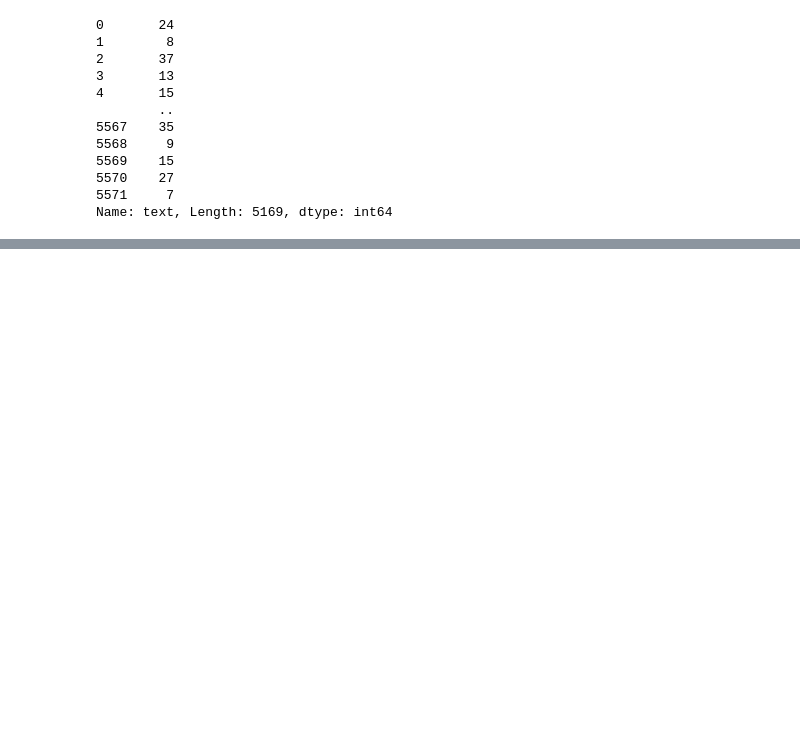
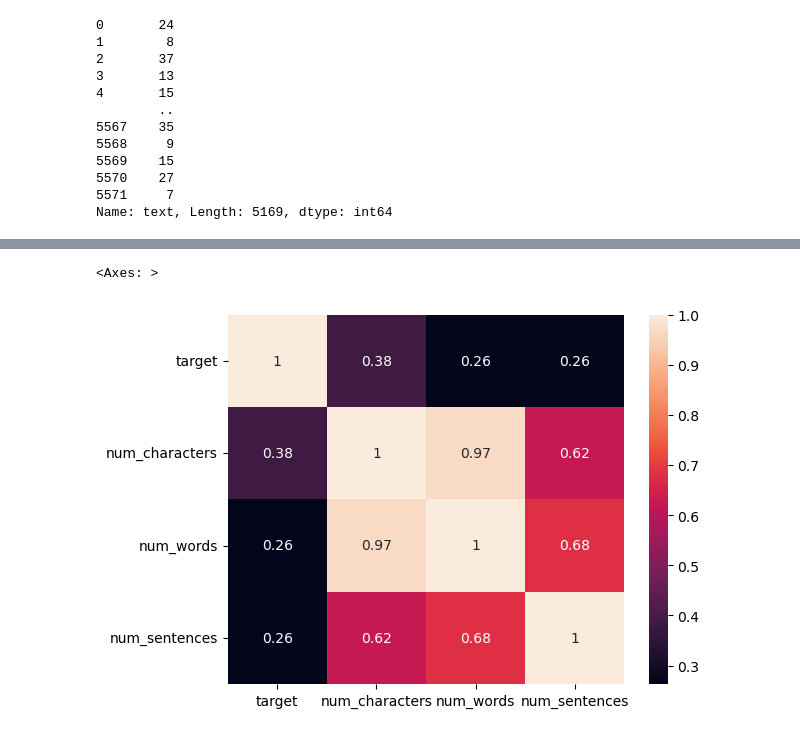
Before and after one commit to Niraj7272/DataScience, a Jupyter notebook: Practice/NLP/Spam_Classification(NLP + ML)/SpamClassification.ipynb, the cells around one changed output, grey strips where cells are left out. Saved outputs shown, nothing was run; the diff lists cells and outputs as text; code cells hidden in the pictures; blank space fills up the shorter version.

```diff
--- a/Practice/NLP/Spam_Classification(NLP + ML)/SpamClassification.ipynb
+++ b/Practice/NLP/Spam_Classification(NLP + ML)/SpamClassification.ipynb
@@ -301,3 +301,5 @@ df['text'].apply(lambda x : len(nltk.word_tokenize(x)))
 5570    27
 5571     7
 Name: text, Length: 5169, dtype: int64
+# %%
+df['num_words'] = df['text'].apply(lambda x : len(nltk.word_tokenize(x)))
@@ -303,0 +321,2 @@ Name: text, Length: 5169, dtype: int64
+# %%
+df["num_sentences"] = df['text'].apply(lambda x : len(nltk.sent_tokenize(x)))
@@ -303,0 +379,6 @@ Name: text, Length: 5169, dtype: int64
+# %%
+import seaborn as sns
+sns.heatmap(df.corr(numeric_only=True), annot=True)
+# %% [output]
+<Axes: >
+[figure, added]
```
Also changed, not shown: parts of 24 cells of this notebook.
